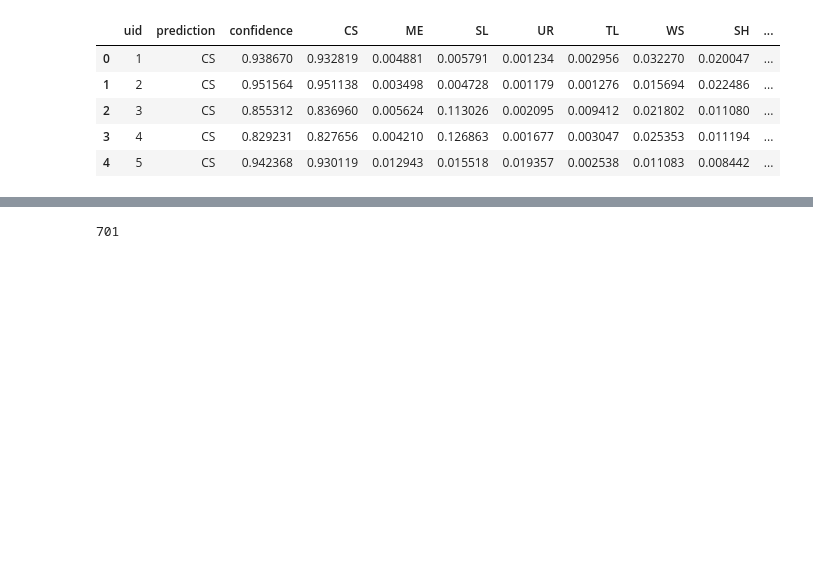
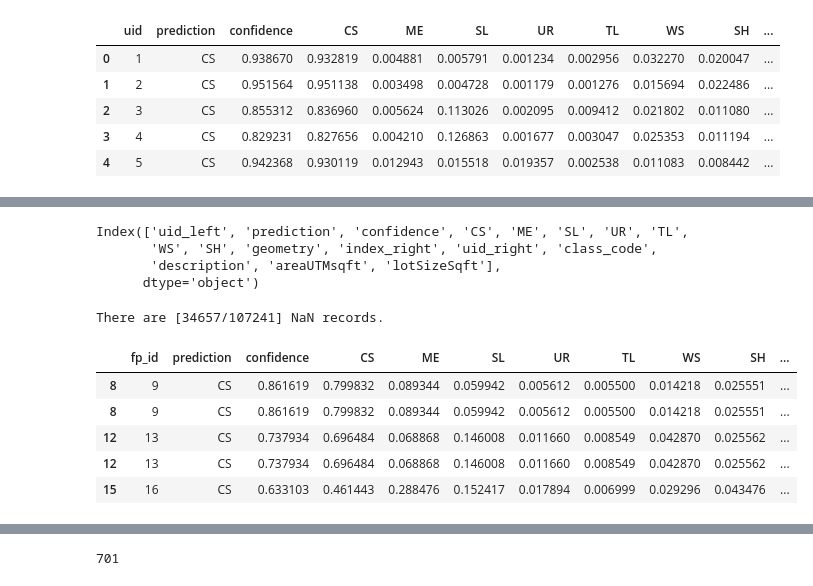
Before and after one commit to maxwellCcook/rooftop-mapping, a Jupyter notebook: code/06resnet18-dc-classification.ipynb, the cells around one changed output, grey strips where cells are left out. Saved outputs shown, nothing was run; the diff lists cells and outputs as text; code cells hidden in the pictures; blank space fills up the shorter version.

```diff
--- a/code/06resnet18-dc-classification.ipynb
+++ b/code/06resnet18-dc-classification.ipynb
@@ -315,5 +328,27 @@ ref.head()
 # %%
 # Merge to the classified footprints by centroid
-ref['geometry'] = ref.geometry.centorid
-inference_ref = sjoin(inference_results, ref, how='left', predicate='within')
+ref['geometry'] = ref.geometry.centroid
+inference_ref = gpd.sjoin(inference_results, ref, how='left', predicate='intersects')
 inference_ref.columns
+# %% [output]
+Index(['uid_left', 'prediction', 'confidence', 'CS', 'ME', 'SL', 'UR', 'TL',
+       'WS', 'SH', 'geometry', 'index_right', 'uid_right', 'class_code',
+       'description', 'areaUTMsqft', 'lotSizeSqft'],
+      dtype='object')
+# %%
+inference_ref.drop(columns=['index_right'], inplace=True)
+inference_ref.rename(columns={'uid_right': 'ref_id', 'uid_left': 'fp_id'}, inplace=True)
+# Check NaN (i.e., no matches with reference data)
+print(f"There are [{inference_ref['ref_id'].isna().sum()}/{len(inference_ref)}] NaN records.")
+# %% [output]
+There are [34657/107241] NaN records.
+# %%
+inference_ref_ = inference_ref.dropna(subset=['ref_id'])
+inference_ref_.head()
+# %% [output]
+|  | fp_id | prediction | confidence | CS | ME | SL | UR | TL | WS | SH | ... |
+| 8 | 9 | CS | 0.861619 | 0.799832 | 0.089344 | 0.059942 | 0.005612 | 0.005500 | 0.014218 | 0.025551 | ... |
+| 8 | 9 | CS | 0.861619 | 0.799832 | 0.089344 | 0.059942 | 0.005612 | 0.005500 | 0.014218 | 0.025551 | ... |
+| 12 | 13 | CS | 0.737934 | 0.696484 | 0.068868 | 0.146008 | 0.011660 | 0.008549 | 0.042870 | 0.025562 | ... |
+| 12 | 13 | CS | 0.737934 | 0.696484 | 0.068868 | 0.146008 | 0.011660 | 0.008549 | 0.042870 | 0.025562 | ... |
+| 15 | 16 | CS | 0.633103 | 0.461443 | 0.288476 | 0.152417 | 0.017894 | 0.006999 | 0.029296 | 0.043476 | ... |
```
Also changed, not shown: parts of 10 cells of this notebook, 1 other file.
